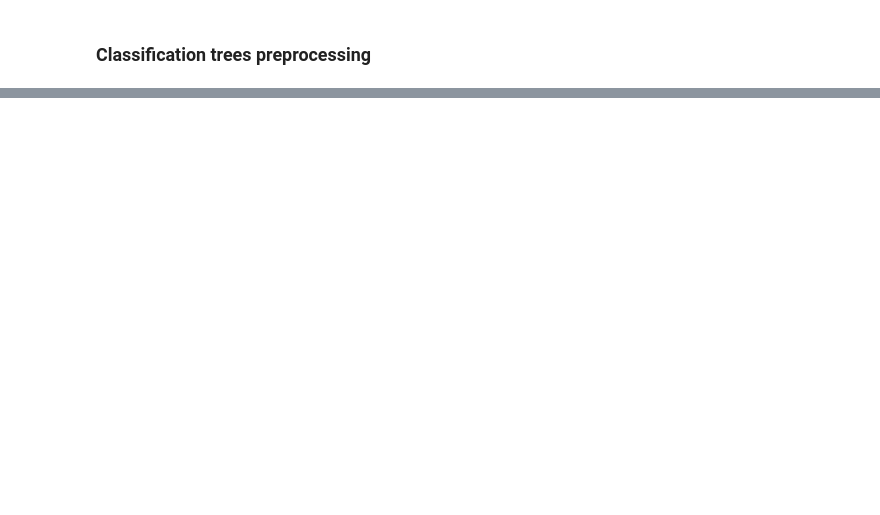
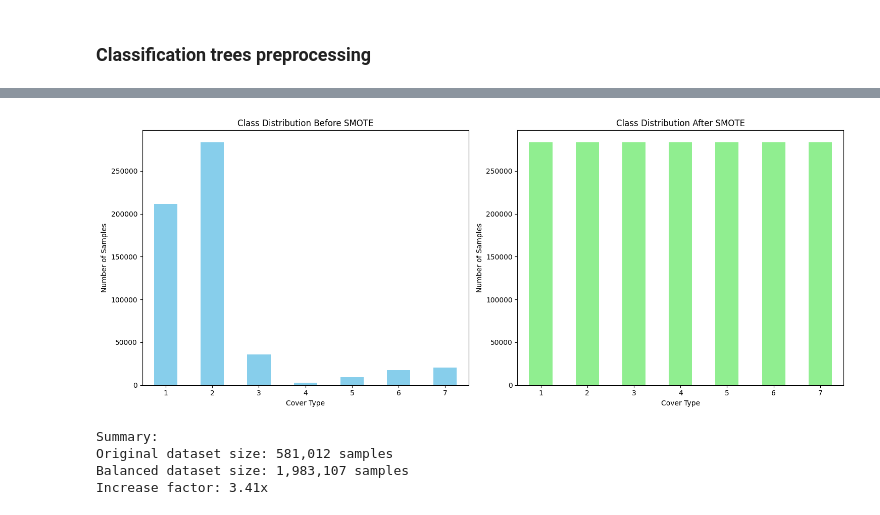
Before and after one commit to Voltzz9/ml441_assignments, a Jupyter notebook: assign2/code/Analysis.ipynb, the cells around one changed output, grey strips where cells are left out. Saved outputs shown, nothing was run; the diff lists cells and outputs as text; code cells hidden in the pictures; blank space fills up the shorter version.

```diff
--- a/assign2/code/Analysis.ipynb
+++ b/assign2/code/Analysis.ipynb
@@ -120,2 +318,10 @@ knn_df = knn_df.drop(columns=['Water_Level'])
 # %% [markdown]
 ### Classification trees preprocessing
+# %%
+ct_df = df.copy()
+# %%
+# 1. Remove unique id feature
+ct_df = ct_df.drop(columns=['Observation_ID'], errors='ignore')
+# %%
+# 2. Remove constant features ('Water_Level')
+ct_df = ct_df.drop(columns=['Water_Level'], errors='ignore')
@@ -121,0 +419,31 @@ knn_df = knn_df.drop(columns=['Water_Level'])
+# %%
+# Visualize the class distribution before and after SMOTE
+fig, (ax1, ax2) = plt.subplots(1, 2, figsize=(15, 6))
+
+# Before SMOTE
+y.value_counts().sort_index().plot(kind='bar', ax=ax1, color='skyblue')
+ax1.set_title('Class Distribution Before SMOTE')
+ax1.set_xlabel('Cover Type')
+ax1.set_ylabel('Number of Samples')
+ax1.tick_params(axis='x', rotation=0)
+
+# After SMOTE
+pd.Series(y_resampled).value_counts().sort_index().plot(kind='bar', ax=ax2, color='lightgreen')
+ax2.set_title('Class Distribution After SMOTE')
+ax2.set_xlabel('Cover Type')
+ax2.set_ylabel('Number of Samples')
+ax2.tick_params(axis='x', rotation=0)
+
+plt.tight_layout()
+plt.show()
+
+print("Summary:")
+print(f"Original dataset size: {len(y):,} samples")
+print(f"Balanced dataset size: {len(y_resampled):,} samples")
+print(f"Increase factor: {len(y_resampled)/len(y):.2f}x")
+# %% [output]
+[figure, added]
+Summary:
+Original dataset size: 581,012 samples
+Balanced dataset size: 1,983,107 samples
+Increase factor: 3.41x
```
Also changed, not shown: parts of 36 cells of this notebook, 2 other files.
